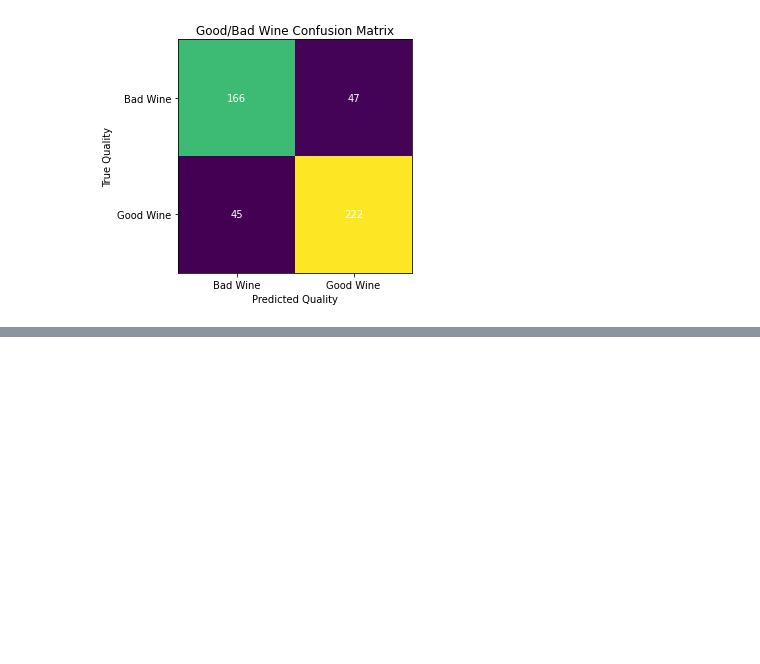
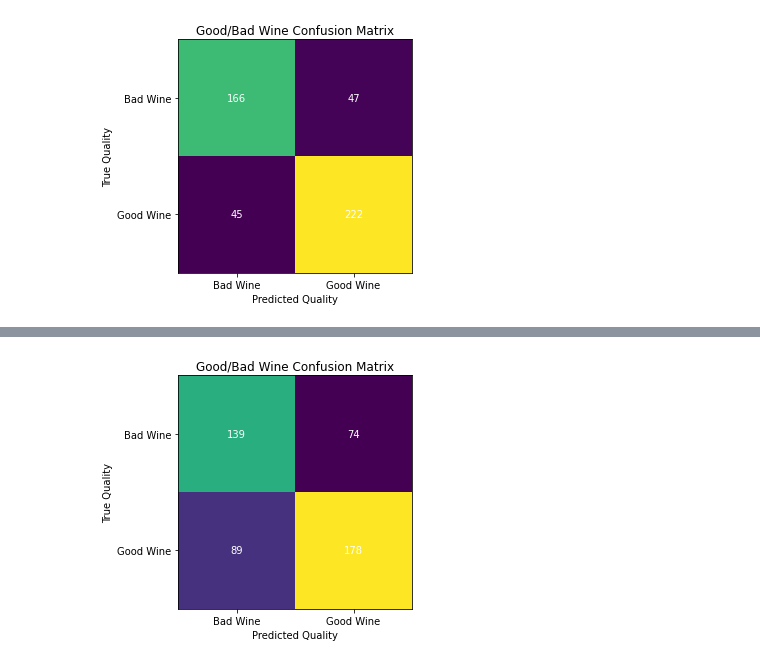
Before and after one commit to DMitchellBlack/ESE417_Final_Project, a Jupyter notebook: Final Project.ipynb, the cells around one changed output, grey strips where cells are left out. Saved outputs shown, nothing was run; the diff lists cells and outputs as text; code cells hidden in the pictures; blank space fills up the shorter version.

```diff
--- a/Final Project.ipynb
+++ b/Final Project.ipynb
@@ -154,0 +155,5 @@ Testing score: 0.7520833333333333
+# %%
+c_matrix = confusion_matrix(y_test, knn_grid.predict(X_test))
+create_confusion_matrix(c_matrix)
+# %% [output]
+[figure, added]
```
Also changed, not shown: parts of 10 cells of this notebook.
